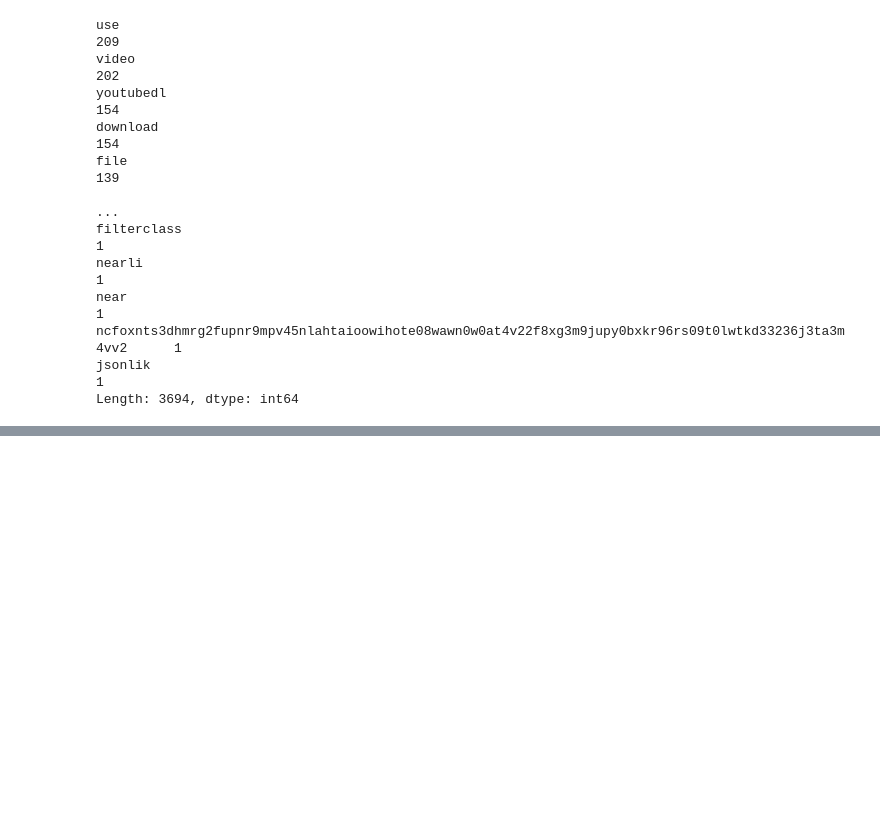
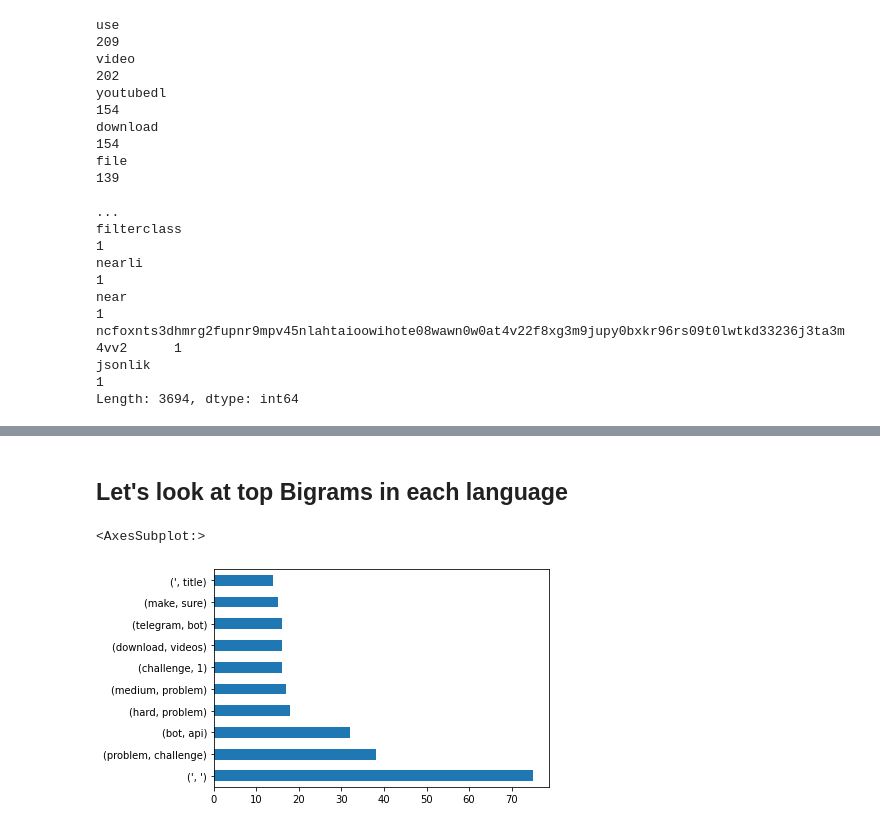
Before and after one commit to codeup-germain/github-code-composition, a Jupyter notebook: Brooke_explore_draft.ipynb, the cells around one changed output, grey strips where cells are left out. Drawn from its saved outputs; the diff is of its cells as text; code cells hidden in the pictures; blank space fills up the shorter version.

```diff
--- a/Brooke_explore_draft.ipynb
+++ b/Brooke_explore_draft.ipynb
@@ -322,0 +446,2 @@ dtype: int64
+# %%
+train['length'] = [len(i) for i in train.clean]
@@ -322,0 +526,9 @@ dtype: int64
+# %% [markdown]
+## Let's look at top Bigrams in each language
+# %%
+python_top_words = ' '.join(train[train['language'] == 'Python'].clean)
+# %%
+pd.Series(nltk.bigrams(python_top_words.split())).value_counts().head(10).plot.barh()
+# %% [output]
+<AxesSubplot:>
+[figure, added]
```
Also changed, not shown: parts of 33 cells of this notebook.
